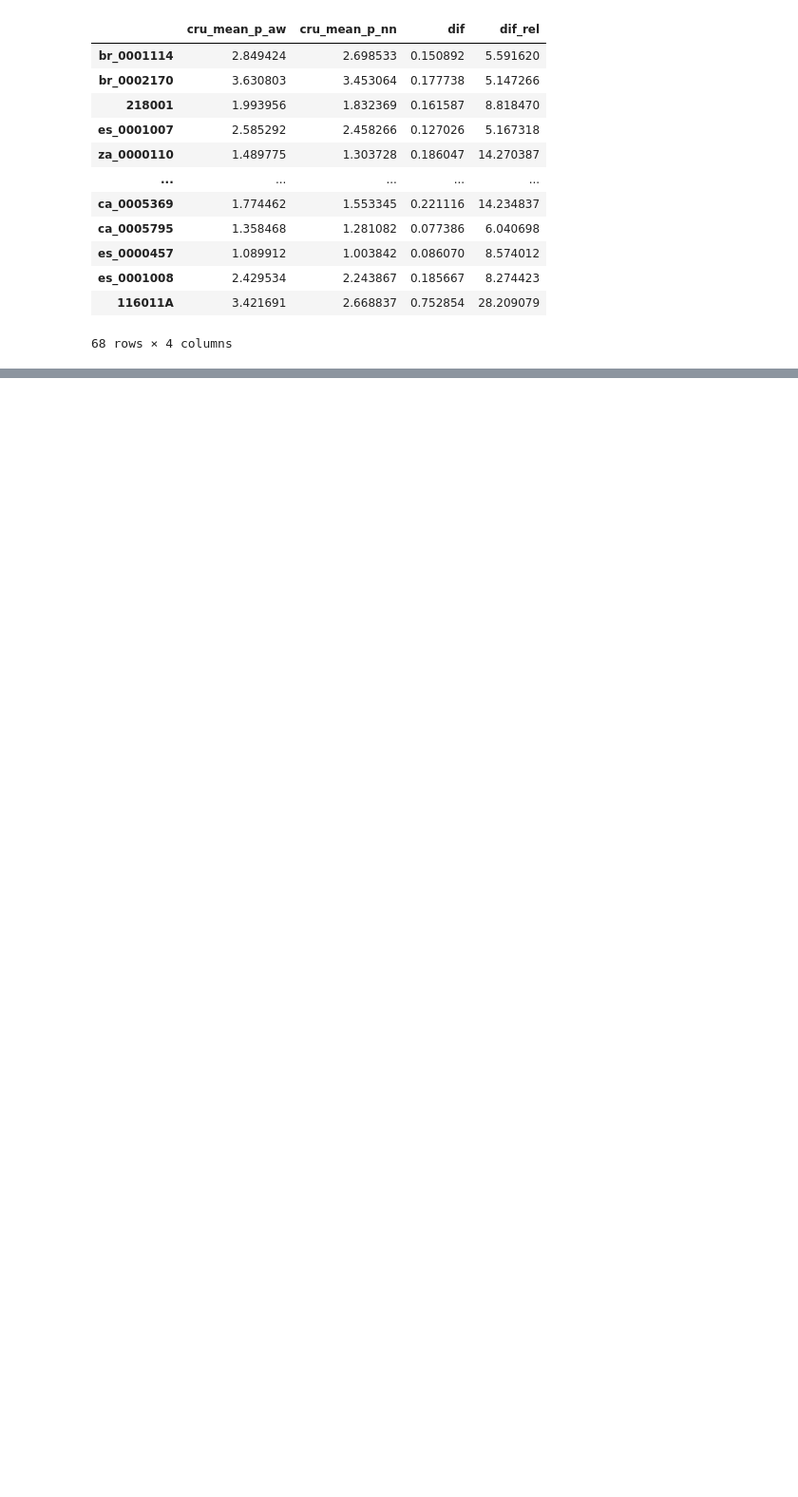
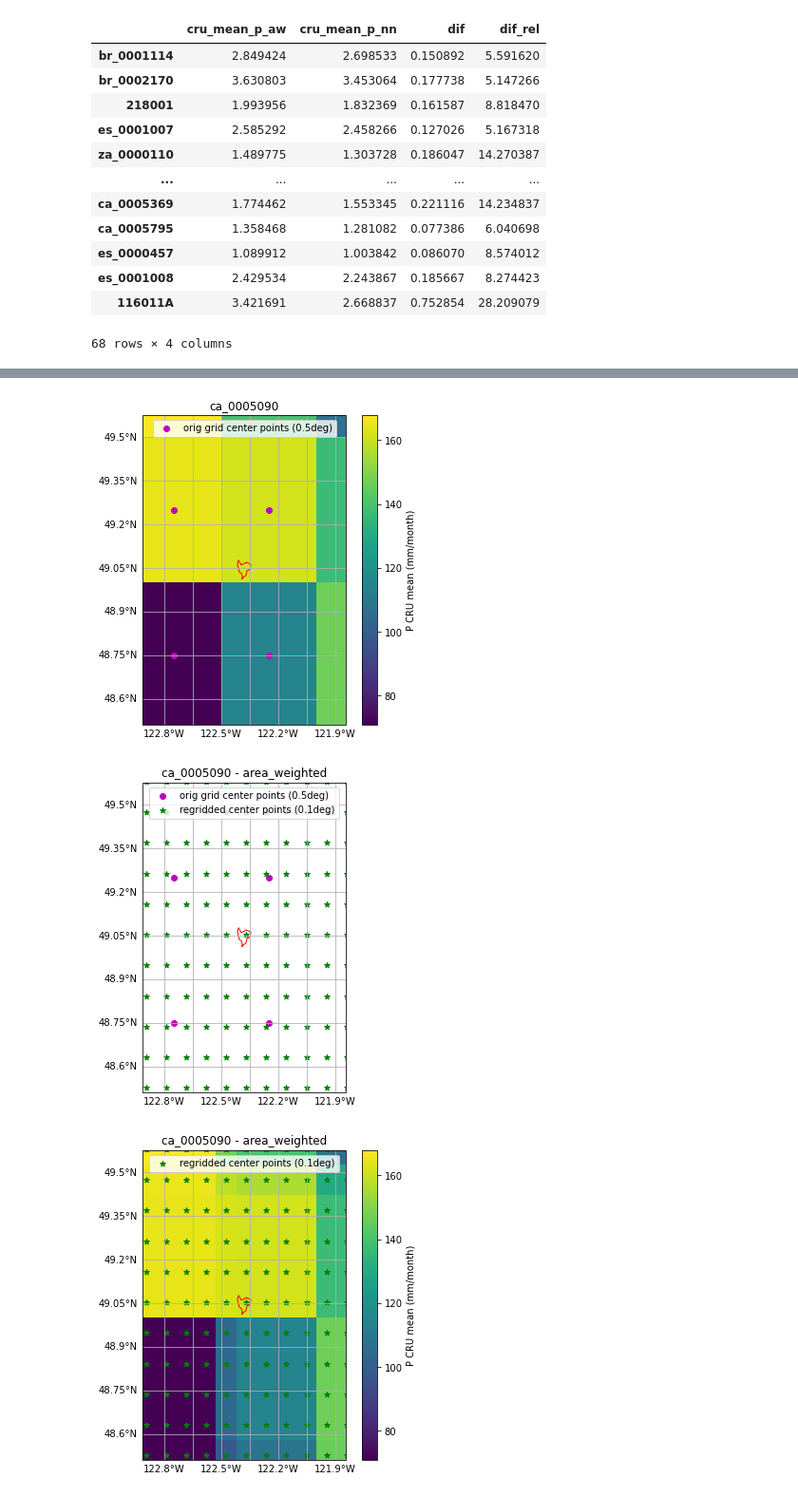
Before and after one commit to fvanoorschot/global_sr_module, a Jupyter notebook: visualize_grid_to_catchments.ipynb, the cells around one changed output, grey strips where cells are left out. Shown at 95% size. Cells and saved outputs as stored; diff of their text form; code cells hidden in the pictures; blank space fills up the shorter version.

```diff
--- a/visualize_grid_to_catchments.ipynb
+++ b/visualize_grid_to_catchments.ipynb
@@ -133,12 +133,3 @@ def regridding_target_cube(catchment_shapefile, spatial_resolution, buffer=1):
     )
 
     return target_cube
-# %%
-grid_resolution_o=0.5
-grid_resolution_t=0.1
-catch_id = 'ca_0003144'
-regrid_method='nearest'
-map_grid_to_catchment(catch_id,grid_resolution_o,grid_resolution_t,regrid_method)
-
-regrid_method='area_weighted'
-map_grid_to_catchment(catch_id,grid_resolution_o,grid_resolution_t,regrid_method)
@@ -189,7 +171,7 @@ def map_grid_to_catchment(catch_id,grid_resolution_o,grid_resolution_t,regrid_me
     gl.right_labels = False
     geo_axes.legend(loc=9)
     geo_axes.set_title(f'{catch_id}')
-    fig.savefig(f'{work_dir}/output/figures/grid_to_catchment_figures/{catch_id}/fig1_cru_p_{regrid_method}.jpg',bbox_inches='tight',dpi=300)
+    # fig.savefig(f'{work_dir}/output/figures/grid_to_catchment_figures/{catch_id}/fig1_cru_p_{regrid_method}.jpg',bbox_inches='tight',dpi=300)
 
     # regrid - nearest
     target_cube = regridding_target_cube(catchment_shapefile, grid_resolution_t, buffer=1) #create the regrid target cube
@@ -208,7 +190,7 @@ def map_grid_to_catchment(catch_id,grid_resolution_o,grid_resolution_t,regrid_me
     gl.right_labels = False
     geo_axes.legend(loc=9)
     geo_axes.set_title(f'{catch_id} - {regrid_method}')
-    fig.savefig(f'{work_dir}/output/figures/grid_to_catchment_figures/{catch_id}/fig2_cru_p_{regrid_method}.jpg',bbox_inches='tight',dpi=300)
+    # fig.savefig(f'{work_dir}/output/figures/grid_to_catchment_figures/{catch_id}/fig2_cru_p_{regrid_method}.jpg',bbox_inches='tight',dpi=300)
 
     # plot regridded cube centerpoints + mean p values
     cube2_tmean = cube2.collapsed('time', iris.analysis.MEAN)
@@ -218,7 +200,7 @@ def map_grid_to_catchment(catch_id,grid_resolution_o,grid_resolution_t,regrid_me
     im = iplt.pcolormesh(cube2_tmean[:,:,:],axes=geo_axes,vmin=vmin,vmax=vmax,cmap='viridis')
     fig.colorbar(im, ax=geo_axes, location='right', label='P CRU mean (mm/month)')
     # iplt.points(cube1[0,:,:],axes=geo_axes,color='m',marker='o',label='orig grid center points ('+str(grid_resolution_or)+'deg)')
-    iplt.points(cube2[0,:,:],axes=geo_axes,color='g',marker='*',label='regridded center points ('+str(grid_resolution)+'deg)')
+    iplt.points(cube2[0,:,:],axes=geo_axes,color='g',marker='*',label='regridded center points ('+str(grid_resolution_t)+'deg)')
     c.plot(ax=geo_axes, facecolor='none',edgecolor='red')
     gl = geo_axes.gridlines(draw_labels=True)
     geo_axes.set_extent((xmin-0.5,xmax+0.5,ymin-0.5,ymax+0.5))
@@ -226,7 +208,7 @@ def map_grid_to_catchment(catch_id,grid_resolution_o,grid_resolution_t,regrid_me
     gl.right_labels = False
     geo_axes.legend(loc=9)
     geo_axes.set_title(f'{catch_id} - {regrid_method}')
-    fig.savefig(f'{work_dir}/output/figures/grid_to_catchment_figures/{catch_id}/fig3_cru_p_{regrid_method}.jpg',bbox_inches='tight',dpi=300)
+    # fig.savefig(f'{work_dir}/output/figures/grid_to_catchment_figures/{catch_id}/fig3_cru_p_{regrid_method}.jpg',bbox_inches='tight',dpi=300)
 
     # extract shape from regridded cube
     cube3 = preprocessor.extract_shape(cube2, catchment_shapefile, method="contains")
@@ -236,11 +218,11 @@ def map_grid_to_catchment(catch_id,grid_resolution_o,grid_resolution_t,regrid_me
     fig = plt.figure(figsize=(6,6))
     geo_axes = plt.axes(projection=cartopy.crs.PlateCarree())
     # iplt.points(target_cube[:,:],axes=geo_axes,color='g',marker='s')
-    iplt.points(cube2[0,:,:],axes=geo_axes,color='m',marker='*',label='regridded cube center points ('+str(grid_resolution)+')')
+    iplt.points(cube2[0,:,:],axes=geo_axes,color='m',marker='*',label='regridded cube center points ('+str(grid_resolution_t)+')')
     # iplt.points(cube3[0,:,:],axes=geo_axes,color='black',marker='^',label='regridded + extracted shape cube center points')
     im = iplt.pcolormesh(cube3_tmean[:,:,:],axes=geo_axes,vmin=vmin,vmax=vmax,cmap='viridis')
     fig.colorbar(im, ax=geo_axes, location='right', label='P CRU mean (mm/month)')
-    iplt.points(cube1[0,:,:],axes=geo_axes,color='blue',marker='o',label='original grid center points ('+str(grid_resolution_or)+')')
+    iplt.points(cube1[0,:,:],axes=geo_axes,color='blue',marker='o',label='original grid center points ('+str(grid_resolution_o)+')')
     c.plot(ax=geo_axes, facecolor='none',edgecolor='red')
     gl = geo_axes.gridlines(draw_labels=True)
     geo_axes.set_extent((xmin-0.5,xmax+0.5,ymin-0.5,ymax+0.5))
@@ -248,4 +230,4 @@ def map_grid_to_catchment(catch_id,grid_resolution_o,grid_resolution_t,regrid_me
     gl.right_labels = False
     geo_axes.legend(loc=9)
     geo_axes.set_title(f'{catch_id} - {regrid_method} - Mean P: {np.round(cube3[:,:,:].data.mean(),3)} mm/month')
-    fig.savefig(f'{work_dir}/output/figures/grid_to_catchment_figures/{catch_id}/fig4_cru_p_{regrid_method}.jpg',bbox_inches='tight',dpi=300)
+    # fig.savefig(f'{work_dir}/output/figures/grid_to_catchment_figures/{catch_id}/fig4_cru_p_{regrid_method}.jpg',bbox_inches='tight',dpi=300)
@@ -251,0 +365,11 @@ def map_grid_to_catchment(catch_id,grid_resolution_o,grid_resolution_t,regrid_me
+# %%
+grid_resolution_o=0.5
+grid_resolution_t=0.1
+catch_id = 'ca_0005090'
+
+regrid_method='area_weighted'
+map_grid_to_catchment(catch_id,grid_resolution_o,grid_resolution_t,regrid_method)
+# %% [output]
+[figure, added]
+[figure, added]
+[figure, added]
```
Also changed, not shown: parts of 7 cells of this notebook, 4 other files.
